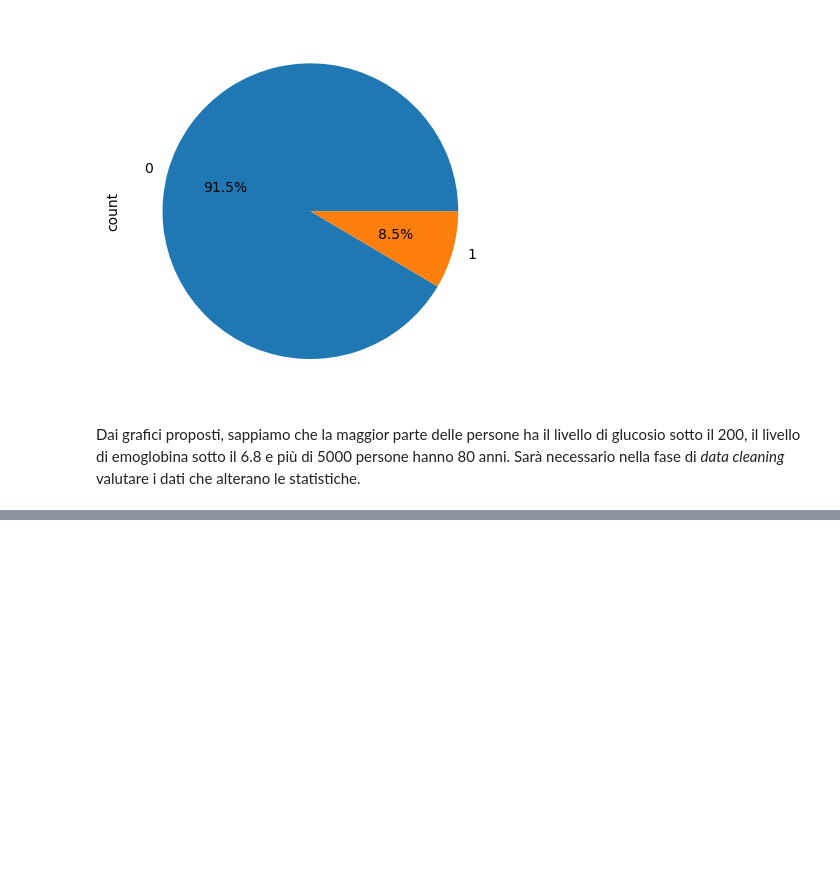
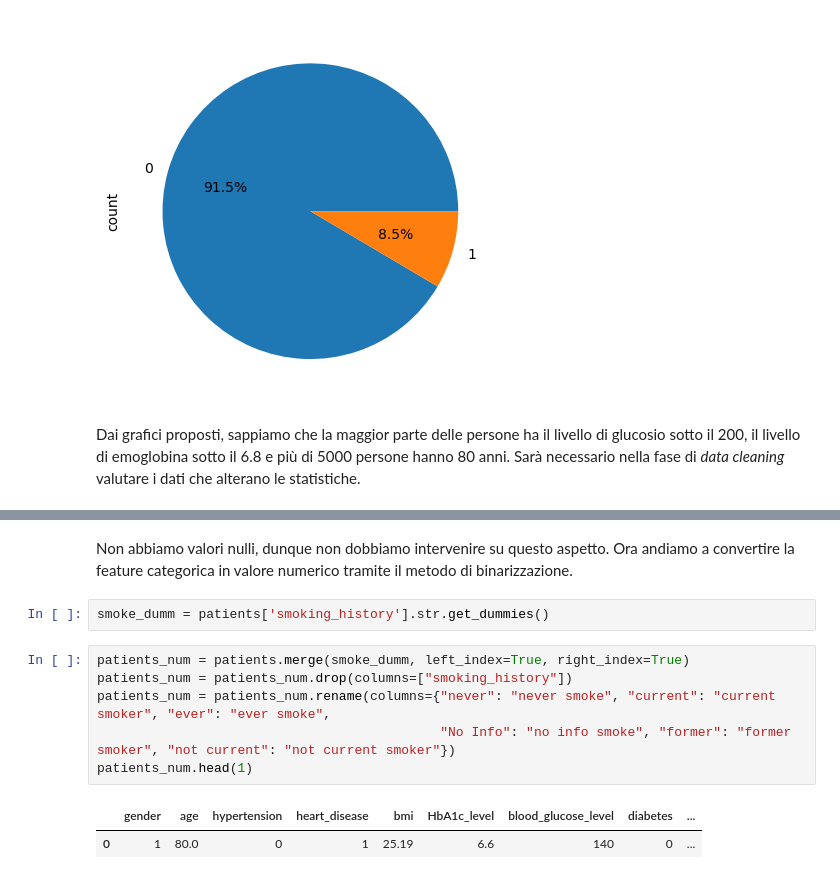
Before and after one commit to LorenzoRigoni/DIA24-Diabetes-Prediction, a Jupyter notebook: Diabetes_prediction.ipynb, the cells around one changed output, grey strips where cells are left out. Drawn from its saved outputs; the diff is of its cells as text; blank space fills up the shorter version.

```diff
--- a/Diabetes_prediction.ipynb
+++ b/Diabetes_prediction.ipynb
@@ -157,0 +179,13 @@ Dai grafici proposti, sappiamo che la maggior parte delle persone ha il livello
+# %% [markdown]
+Non abbiamo valori nulli, dunque non dobbiamo intervenire su questo aspetto. Ora andiamo a convertire la feature categorica in valore numerico tramite il metodo di binarizzazione.
+# %%
+smoke_dumm = patients['smoking_history'].str.get_dummies()
+# %%
+patients_num = patients.merge(smoke_dumm, left_index=True, right_index=True)
+patients_num = patients_num.drop(columns=["smoking_history"])
+patients_num = patients_num.rename(columns={"never": "never smoke", "current": "current smoker", "ever": "ever smoke",
+                                            "No Info": "no info smoke", "former": "former smoker", "not current": "not current smoker"})
+patients_num.head(1)
+# %% [output]
+|  | gender | age | hypertension | heart_disease | bmi | HbA1c_level | blood_glucose_level | diabetes | ... |
+| 0 | 1 | 80.0 | 0 | 1 | 25.19 | 6.6 | 140 | 0 | ... |
```
Also changed, not shown: parts of 4 cells of this notebook.
